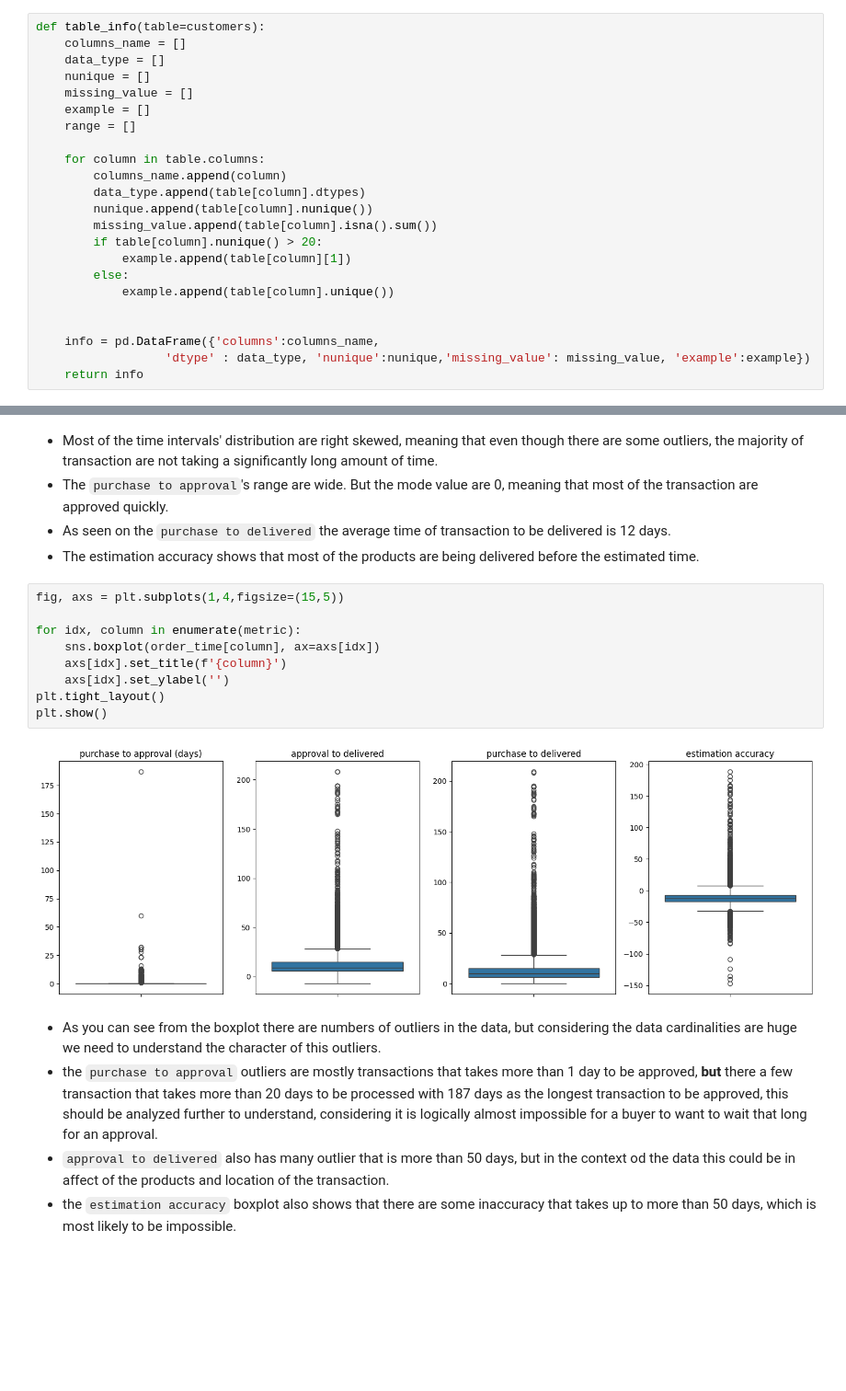
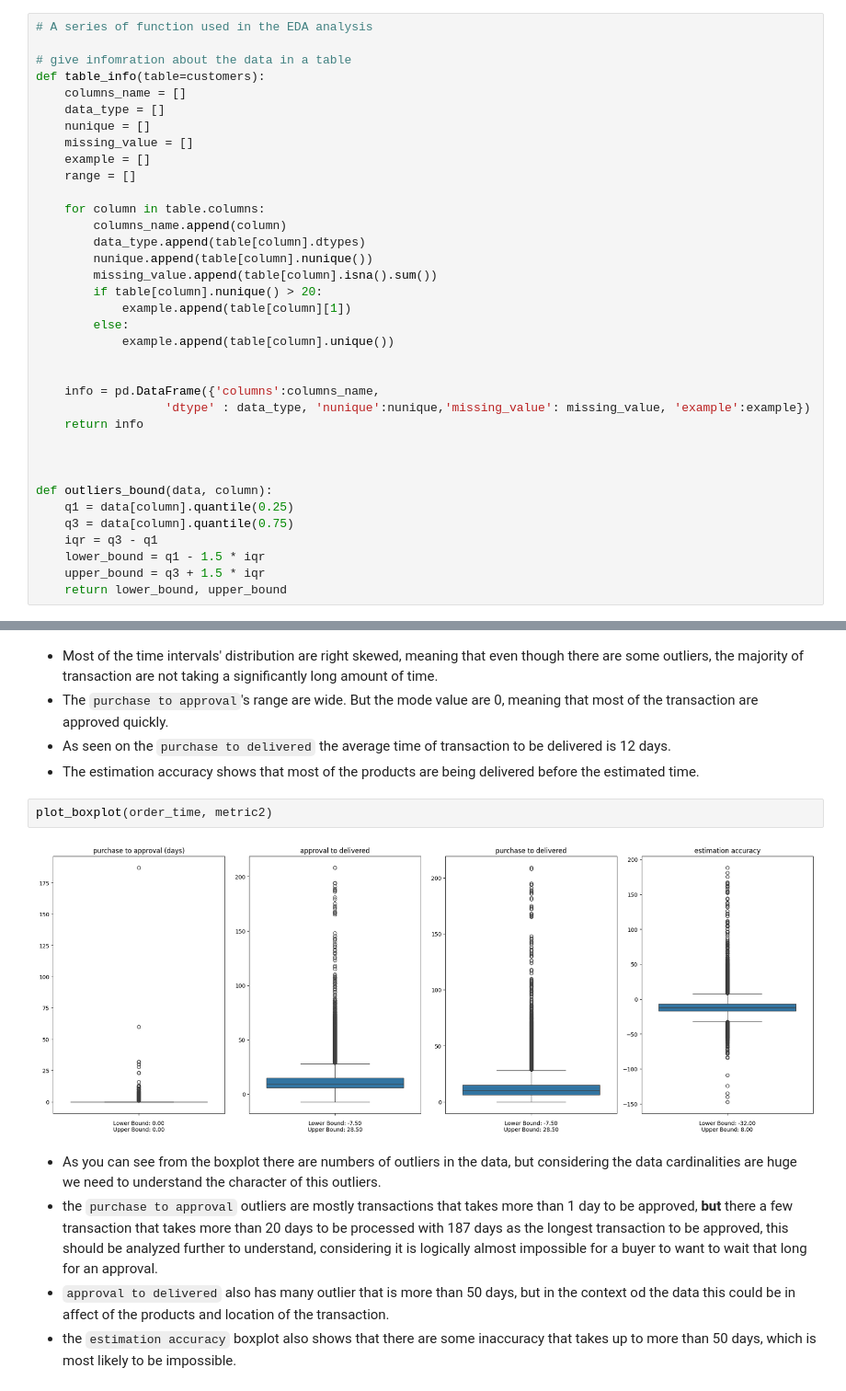
Before and after one commit to atthabrizi/brazillian_ecommerce_clustering, a Jupyter notebook: eda-analysis.ipynb, the cells around one changed output, grey strips where cells are left out. Shown at 92% size. Drawn from its saved outputs; the diff is of its cells as text; blank space fills up the shorter version.

```diff
--- a/eda-analysis.ipynb
+++ b/eda-analysis.ipynb
@@ -27,6 +27,9 @@ The data this analysis will be using is in a form of Relational Database. Before
 # %% [markdown]
 ![schema.png](attachment:schema.png)
 # %%
+# A series of function used in the EDA analysis
+
+# give infomration about the data in a table
 def table_info(table=customers):
     columns_name = []
     data_type = []
@@ -49,3 +52,13 @@ def table_info(table=customers):
     info = pd.DataFrame({'columns':columns_name,
                   'dtype' : data_type, 'nunique':nunique,'missing_value': missing_value, 'example':example})
     return info
+
+
+
+def outliers_bound(data, column):
+    q1 = data[column].quantile(0.25)
+    q3 = data[column].quantile(0.75)
+    iqr = q3 - q1
+    lower_bound = q1 - 1.5 * iqr
+    upper_bound = q3 + 1.5 * iqr
+    return lower_bound, upper_bound
@@ -376,17 +425,10 @@ plt.show()
 - The `purchase to approval`'s range are wide. But the mode value are 0, meaning that most of the transaction are approved quickly.
 - As seen on the `purchase to delivered` the average time of transaction to be delivered is 12 days.
 - The estimation accuracy shows that most of the products are being delivered before the estimated time.
-# %%
-fig, axs = plt.subplots(1,4,figsize=(15,5))
-
-for idx, column in enumerate(metric):
-    sns.boxplot(order_time[column], ax=axs[idx])
-    axs[idx].set_title(f'{column}')
-    axs[idx].set_ylabel('')
-plt.tight_layout()
-plt.show()
-# %% [output]
-[figure, removed]
+# %%
+plot_boxplot(order_time, metric2)
+# %% [output]
+[figure, added]
 # %% [markdown]
 - As you can see from the boxplot there are numbers of outliers in the data, but considering the data cardinalities are huge we need to understand the character of this outliers.
 - the `purchase to approval` outliers are mostly transactions that takes more than 1 day to be approved, **but** there a few transaction that takes more than 20 days to be processed with 187 days as the longest transaction to be approved, this should be analyzed further to understand, considering it is logically almost impossible for a buyer to want to wait that long for an approval.
```
Also changed, not shown: parts of 24 cells of this notebook.
